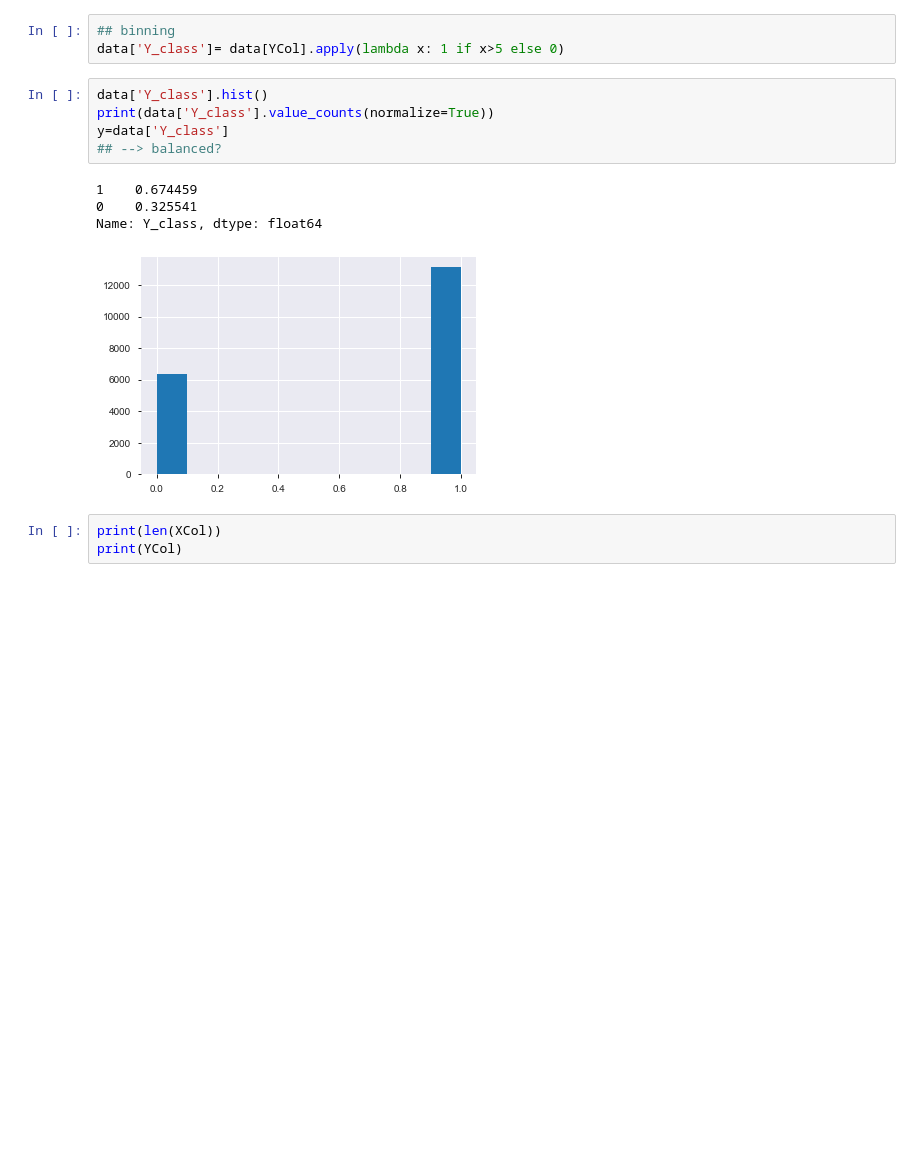
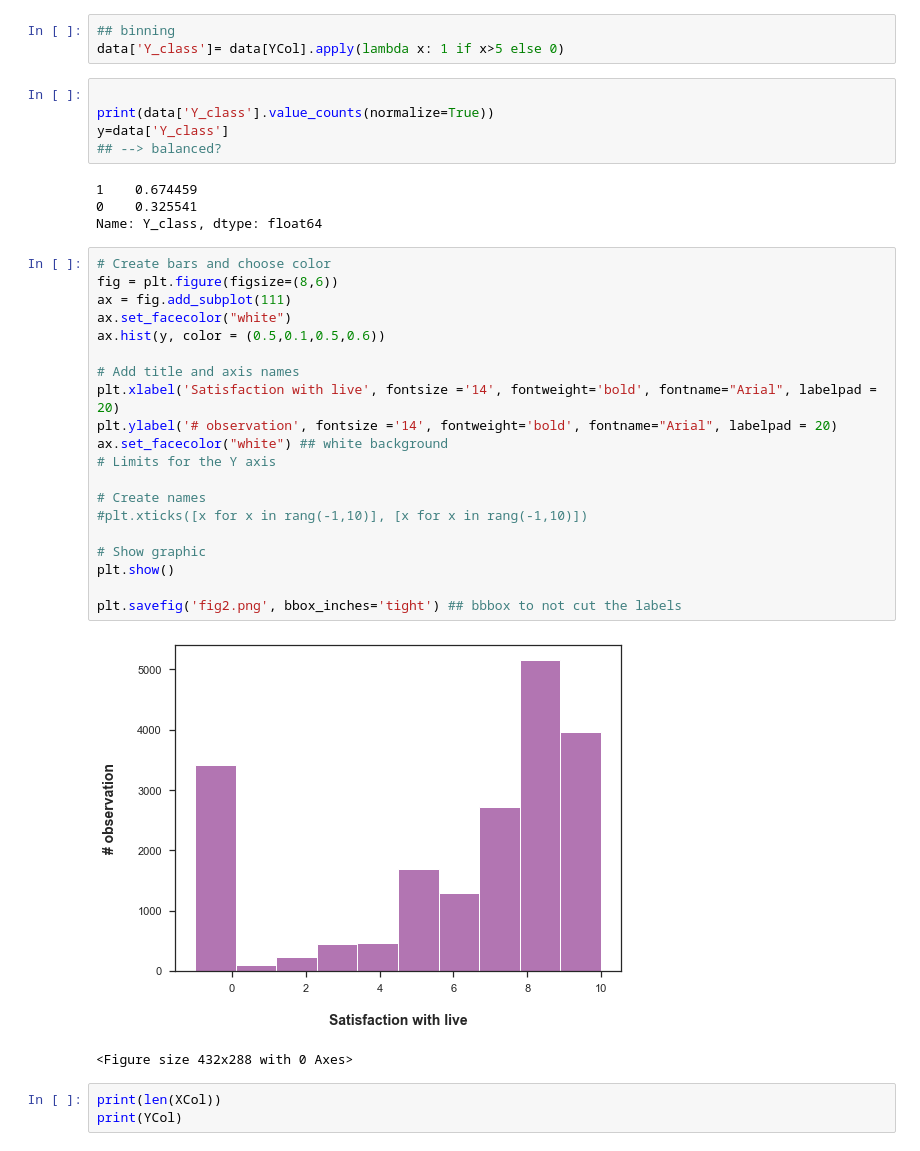
Before and after one commit to ta-data-lis/final-project, a Jupyter notebook: your-project/3_Machine Learning - TRY2.ipynb, the cells around one changed output. Cells and saved outputs as stored; diff of their text form; blank space fills up the shorter version.

```diff
--- a/your-project/3_Machine Learning - TRY2.ipynb
+++ b/your-project/3_Machine Learning - TRY2.ipynb
@@ -481,7 +548,7 @@ y= data[YCol]
 ## binning
 data['Y_class']= data[YCol].apply(lambda x: 1 if x>5 else 0)
 # %%
-data['Y_class'].hist()
+
 print(data['Y_class'].value_counts(normalize=True))
 y=data['Y_class']
 ## --> balanced?
@@ -489,7 +556,29 @@ y=data['Y_class']
 1    0.674459
 0    0.325541
 Name: Y_class, dtype: float64
-[figure, removed]
+# %%
+# Create bars and choose color
+fig = plt.figure(figsize=(8,6))
+ax = fig.add_subplot(111)
+ax.set_facecolor("white")
+ax.hist(y, color = (0.5,0.1,0.5,0.6))
+
+# Add title and axis names
+plt.xlabel('Satisfaction with live', fontsize ='14', fontweight='bold', fontname="Arial", labelpad = 20)
+plt.ylabel('# observation', fontsize ='14', fontweight='bold', fontname="Arial", labelpad = 20)
+ax.set_facecolor("white") ## white background
+# Limits for the Y axis
+
+# Create names
+#plt.xticks([x for x in rang(-1,10)], [x for x in rang(-1,10)])
+
+# Show graphic
+plt.show()
+
+plt.savefig('fig2.png', bbox_inches='tight') ## bbbox to not cut the labels
+# %% [output]
+[figure, added]
+<Figure size 432x288 with 0 Axes>
 # %%
 print(len(XCol))
 print(YCol)
```
Also changed, not shown: parts of 36 cells of this notebook, 9 other files.
